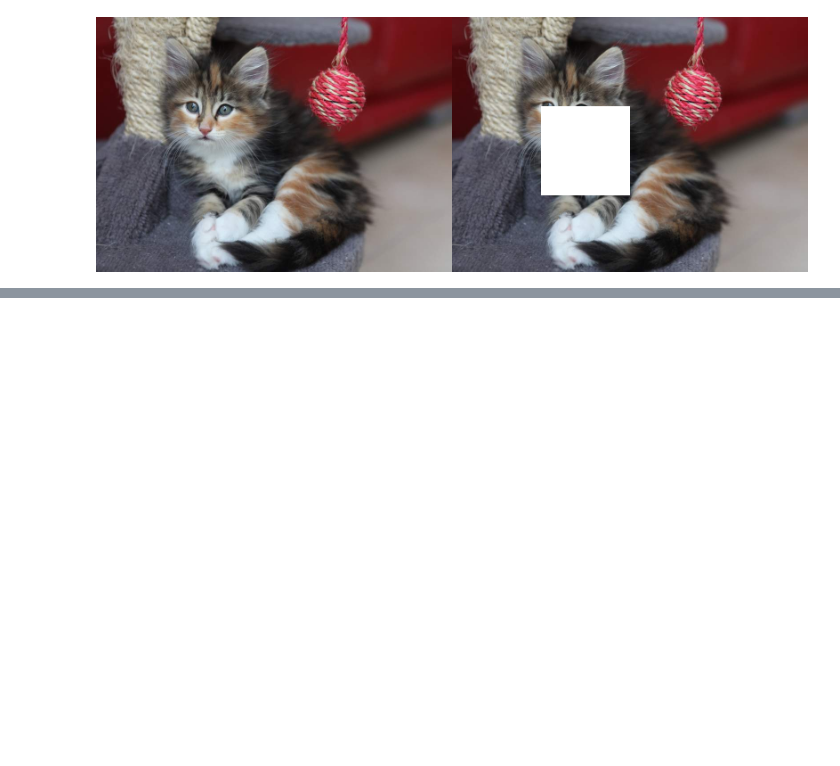
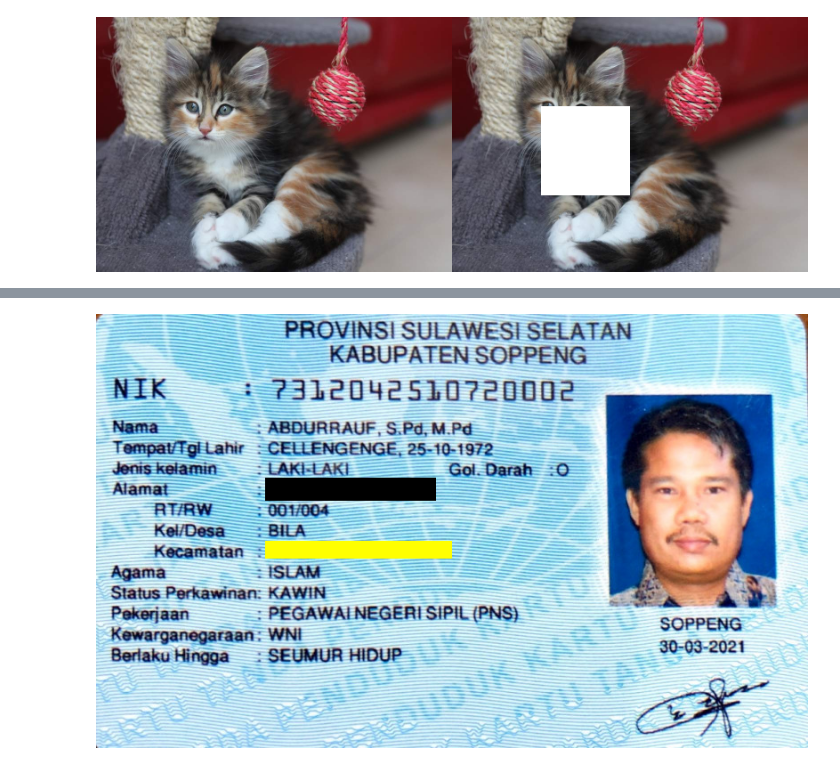
Before and after one commit to DioGitH/PCVK_Ganjil_2023, a Jupyter notebook: Week1.ipynb, the cells around one changed output, grey strips where cells are left out. Saved outputs shown, nothing was run; the diff lists cells and outputs as text; code cells hidden in the pictures; blank space fills up the shorter version.

```diff
--- a/Week1.ipynb
+++ b/Week1.ipynb
@@ -17,6 +18,8 @@ urls = ["https://iiif.lib.ncsu.edu/iiif/0052574/full/800,/0/default.jpg",
         "https://placekitten.com/800/571"]
 
 # baca dan tampilkan image
+file = files.upload()
+gambar_identitas = cv.imread('KTP.jpeg')
 # loop pada tiap orl image, beberapa image dapat disimpan pada list
 for url in urls:
   image = io.imread(url)
@@ -138,0 +155,15 @@ cv2_imshow(final_frame4)
+# %%
+# Tugas Kelompok
+image_9 = gambar_identitas
+
+for y in range (190,382):
+  for x in range (184, 210):
+    image_9[x,y] = [0,0,0]
+
+for y in range (190,400):
+  for x in range (255, 275):
+    image_9[x,y] = [0,255,255]
+
+cv2_imshow(image_9)
+# %% [output]
+[figure, added]
```
Also changed, not shown: parts of 3 cells of this notebook.
